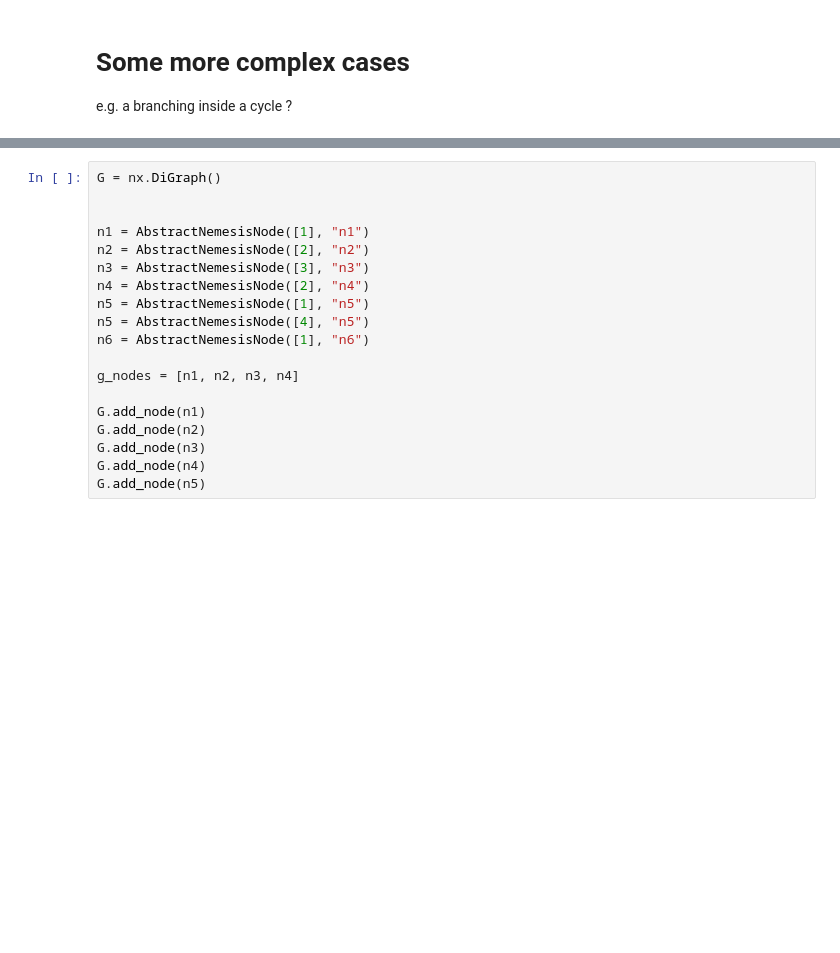
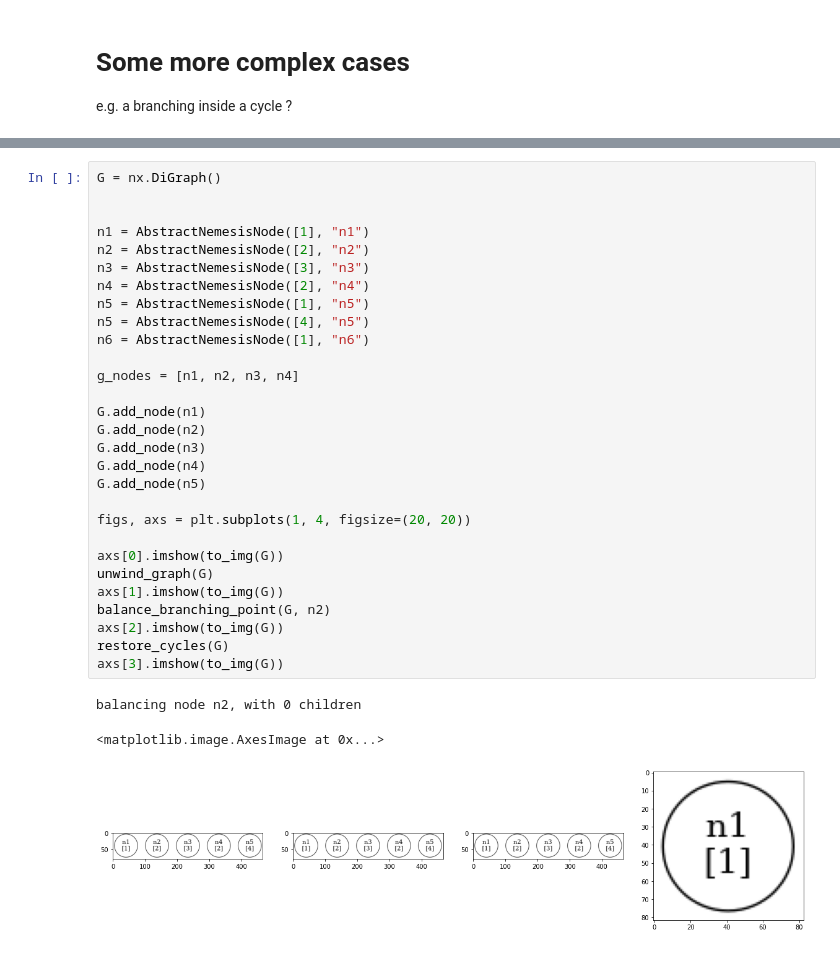
Before and after one commit to DBGilles/NemesisRetroWrite, a Jupyter notebook: retrowrite/rwtools/nemesis/notebooks/dealing with cyclles.ipynb, the cells around one changed output, grey strips where cells are left out. Drawn from its saved outputs; the diff is of its cells as text; blank space fills up the shorter version.

```diff
--- a/retrowrite/rwtools/nemesis/notebooks/dealing with cyclles.ipynb
+++ b/retrowrite/rwtools/nemesis/notebooks/dealing with cyclles.ipynb
@@ -302,19 +334,33 @@ axs[3].imshow(to_img(G))
 # %%
 G = nx.DiGraph()
 
 
 n1 = AbstractNemesisNode([1], "n1")
 n2 = AbstractNemesisNode([2], "n2")
 n3 = AbstractNemesisNode([3], "n3")
 n4 = AbstractNemesisNode([2], "n4")
 n5 = AbstractNemesisNode([1], "n5")
 n5 = AbstractNemesisNode([4], "n5")
 n6 = AbstractNemesisNode([1], "n6")
 
 g_nodes = [n1, n2, n3, n4]
 
 G.add_node(n1)
 G.add_node(n2)
 G.add_node(n3)
 G.add_node(n4)
 G.add_node(n5)
+
+figs, axs = plt.subplots(1, 4, figsize=(20, 20))
+
+axs[0].imshow(to_img(G))
+unwind_graph(G)
+axs[1].imshow(to_img(G))
+balance_branching_point(G, n2)
+axs[2].imshow(to_img(G))
+restore_cycles(G)
+axs[3].imshow(to_img(G))
+# %% [output]
+balancing node n2, with 0 children
+<matplotlib.image.AxesImage at 0x...>
+[figure, added]
```
Also changed, not shown: parts of 5 cells of this notebook, 6 other files.
